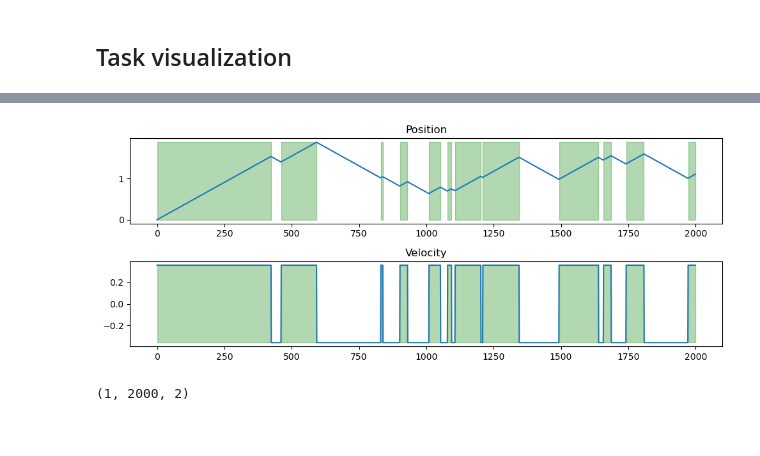
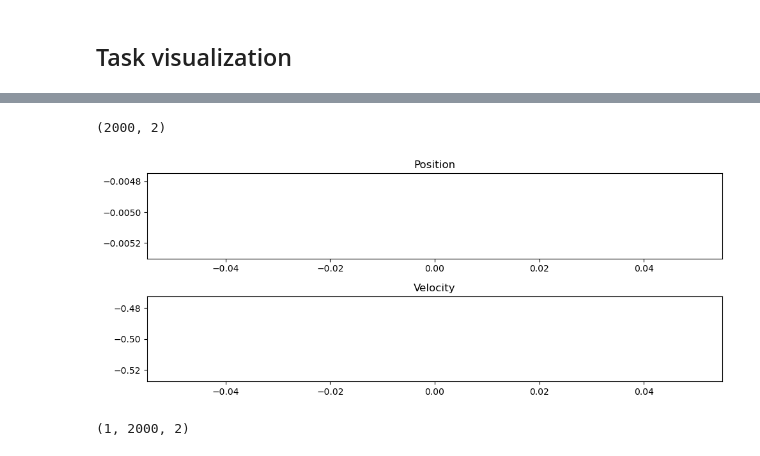
Before and after one commit to alexnegron/modular-dynamics, a Jupyter notebook: notebooks/modular_dynamics_rnn_independent_velocities_experiments.ipynb, the cells around one changed output, grey strips where cells are left out. Drawn from its saved outputs; the diff is of its cells as text; code cells hidden in the pictures.

```diff
--- a/notebooks/modular_dynamics_rnn_independent_velocities_experiments.ipynb
+++ b/notebooks/modular_dynamics_rnn_independent_velocities_experiments.ipynb
@@ -141,3 +150,7 @@ Network is trained with supervised learning to integrate the velocity. The netwo
+# %%
+plt.plot(range(targets.shape[1]), np.arctan2(targets[0, :, 1], targets[0, :, 0]), label='target', color='blue')
+# %% [output]
+(2000, 2)
 # %%
 # training data generation
 from tasks.independent_integration_task import generate_dataset
@@ -152,43 +165,41 @@ omega_value = 0.5
 dt = .01
 
 # Generate the dataset
-inputs, targets = generate_dataset(num_samples,
-                                   num_timesteps,
+inputs, targets = generate_dataset(num_timesteps,
                                    num_trajectories,
                                    trajectory_type=omega_process,
                                    dt=dt,
                                    flip_rate=flip_rate,
-                                   omega_value=omega_value,
-                                   gain=True
+                                   omega_value=omega_value
                                    )
 
 # Plot the dataset
 traj_idx = 0
 for i in range(num_samples)[::]:
     fig, axs = plt.subplots(2, 1, figsize=(10, 4))
 
     # Compute the angle from the target positions
-    angle = np.arctan2(targets[i, :, 2*traj_idx+1], targets[i, :, 2*traj_idx])
+    angle = np.arctan2(targets[i, 2*traj_idx+1], targets[i, 2*traj_idx])
 
     # Plot corresponding position from targets
     axs[0].plot(angle)
     axs[0].set_title('Position')
 
     # Shade regions where position is increasing
-    axs[0].fill_between(range(len(angle)), angle.min(), angle.max(), where=np.diff(angle, prepend=0) > 0, color='green', alpha=0.3)
+    # axs[0].fill_between(range(len(angle)), angle.min(), angle.max(), where=np.diff(angle, prepend=0) > 0, color='green', alpha=0.3)
 
     # Plot omega trajectory
-    velocity = inputs[i, :, traj_idx]
+    velocity = inputs[i, traj_idx]
     axs[1].plot(velocity)
     axs[1].set_title('Velocity')
 
     # Shade regions where velocity is positive
-    axs[1].fill_between(range(len(velocity)), velocity.min(), velocity.max(), where=velocity > 0, color='green', alpha=0.3)
+    # axs[1].fill_between(range(len(velocity)), velocity.min(), velocity.max(), where=velocity > 0, color='green', alpha=0.3)
 
     plt.tight_layout()
     plt.show()
 # %% [output]
-[figure, old version]
+[figure, new version]
 # %%
 print(inputs.shape)
 inputs[0][:10][0]
```
Also changed, not shown: parts of 3 cells of this notebook, 2 other files.
